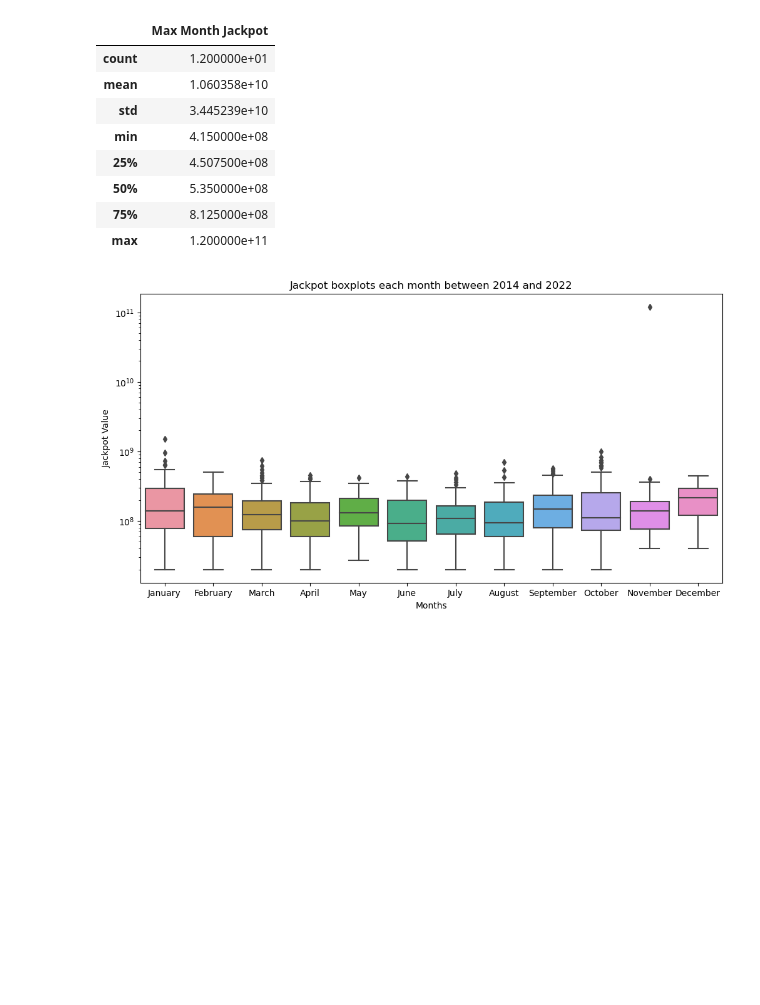
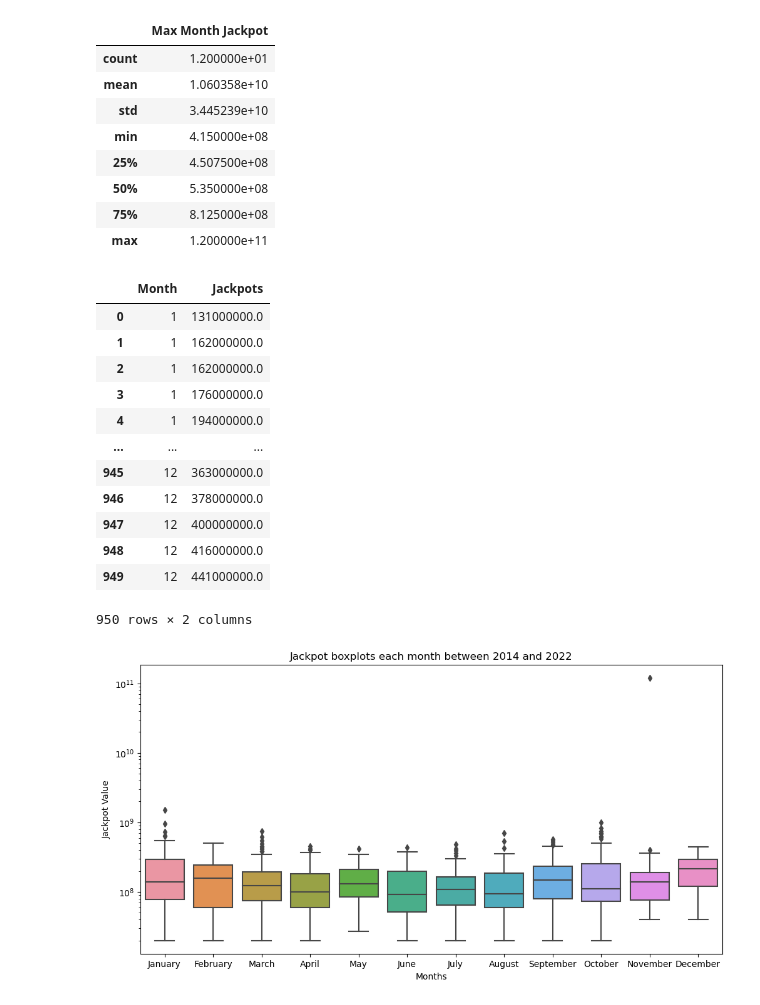
Before and after one commit to Shoggato/LottoInsight, a Jupyter notebook: Project_1.ipynb, the cells around one changed output. Drawn from its saved outputs; the diff is of its cells as text; code cells hidden in the pictures; blank space fills up the shorter version.

```diff
--- a/Project_1.ipynb
+++ b/Project_1.ipynb
@@ -521,16 +533,31 @@ for i in range(1, 13):
 # %%
 # create an empty list to hold the rows
 rows = []
 
 # iterate over the items in the jackpot_common dictionary
 for month, jackpots in jackpots.items():
     # create a new row for each jackpot value
     for jackpot in jackpots:
         row = {'Month': month, 'Jackpots': jackpot}
         rows.append(row)
 
 # create a new DataFrame from the list of rows
 jackpots = pd.DataFrame(rows)
+jackpots
+# %% [output]
+|  | Month | Jackpots |
+| 0 | 1 | 131000000.0 |
+| 1 | 1 | 162000000.0 |
+| 2 | 1 | 162000000.0 |
+| 3 | 1 | 176000000.0 |
+| 4 | 1 | 194000000.0 |
+| ... | ... | ... |
+| 945 | 12 | 363000000.0 |
+| 946 | 12 | 378000000.0 |
+| 947 | 12 | 400000000.0 |
+| 948 | 12 | 416000000.0 |
+| 949 | 12 | 441000000.0 |
+950 rows × 2 columns
 # %%
 # create the box plot
 plt.figure(figsize=(12, 6))
```
Also changed, not shown: parts of 4 cells of this notebook, 24 other files.
